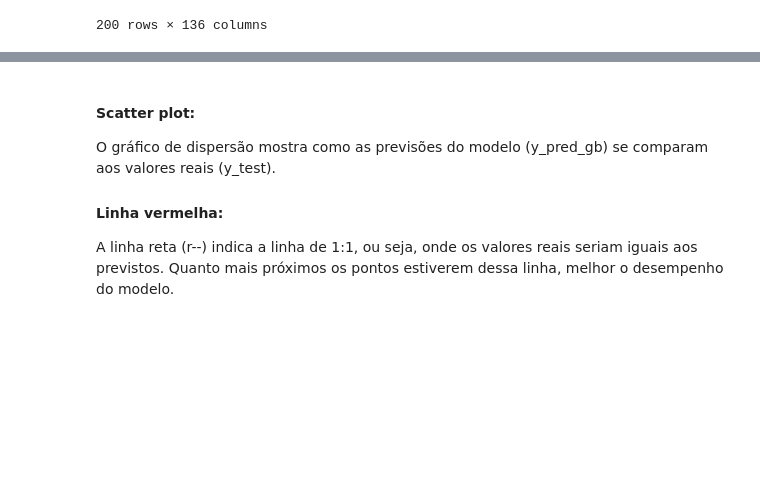
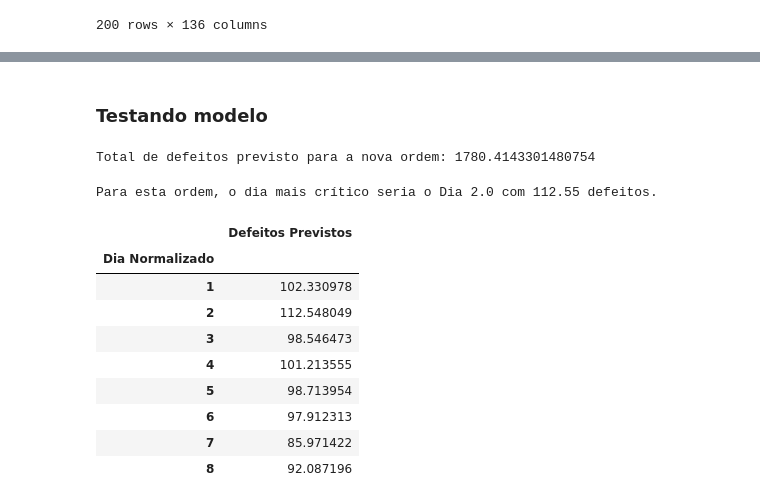
Before and after one commit to lucasz-g/Analise-Gotas, a Jupyter notebook: analises/modelo_ml.ipynb, the cells around one changed output, grey strips where cells are left out. Saved outputs shown, nothing was run; the diff lists cells and outputs as text; code cells hidden in the pictures; blank space fills up the shorter version.

Commit message:
Finalizando modelo

```diff
--- a/analises/modelo_ml.ipynb
+++ b/analises/modelo_ml.ipynb
@@ -164,0 +222,2 @@ df_numeric = df_numeric[top_40_defeitos]
+# %%
+defeitos_por_duracao = defeitos_por_duracao.rename(columns={'Total de Defeitos no Dia':'Total de Defeitos por Ordem'})
@@ -164,0 +231,2 @@ df_numeric = df_numeric[top_40_defeitos]
+# %%
+df_sazonalidade = df_sazonalidade.merge(duracao_por_ordem, on='Ordem de prod', how='left')
@@ -165 +290,3 @@ df_numeric = df_numeric[top_40_defeitos]
+# %%
+df_total_duracao_reset = defeitos_por_duracao.reset_index()
 # %%
@@ -223,6 +323,0 @@ fig.show()
-# %% [markdown]
-#### Scatter plot:
-O gráfico de dispersão mostra como as previsões do modelo (y_pred_gb) se comparam aos valores reais (y_test).
-
-#### Linha vermelha:
-A linha reta (r--) indica a linha de 1:1, ou seja, onde os valores reais seriam iguais aos previstos. Quanto mais próximos os pontos estiverem dessa linha, melhor o desempenho do modelo.
@@ -244,0 +324,63 @@ fig.show()
+# %% [markdown]
+### Testando modelo
+# %%
+nova_ordem = {
+    'Peso médio (g)': 168.5,
+    'Comprimento médio (mm)': 29.3,
+    'Diâmetro': 15.9,
+    'Dias de Duração': 8
+}
+
+X_nova_ordem = scaler.transform(pd.DataFrame([nova_ordem]))
+total_defeitos_previsto = gb_model.predict(X_nova_ordem)
+print(f"Total de defeitos previsto para a nova ordem: {total_defeitos_previsto[0]}")
+# %% [output]
+Total de defeitos previsto para a nova ordem: 1780.4143301480754
+# %%
+# Passo 2: Calcular a distribuição dos defeitos da nova ordem
+# Ajustando a distribuição proporcionalmente ao total de defeitos previsto
+# Aqui, total_defeitos_previsto deve ser um número escalar, sem necessidade de indexação
+defeitos_por_dia_normalizado['Defeitos Previstos'] = defeitos_por_dia_normalizado['Média de Defeitos'] / defeitos_por_dia_normalizado['Média de Defeitos'].sum() * total_defeitos_previsto
+
+# Passo 3: Identificar o dia mais crítico com base na previsão de defeitos
+dia_critico_previsto = defeitos_por_dia_normalizado.loc[defeitos_por_dia_normalizado['Defeitos Previstos'].idxmax()]
+
+# Texto do dia crítico
+print(f"Para esta ordem, o dia mais crítico seria o Dia {dia_critico_previsto['Dia Normalizado']} com {dia_critico_previsto['Defeitos Previstos'].round(2)} defeitos.")
+
+# Passo 4: Ajustar a distribuição de defeitos para o número de dias de duração da nova ordem
+dias_duracao = nova_ordem['Dias de Duração']
+
+# Recalcular a distribuição dos defeitos considerando o número de dias de duração
+defeitos_por_dia_normalizado['Defeitos Previstos'] = (defeitos_por_dia_normalizado['Média de Defeitos'] / defeitos_por_dia_normalizado['Média de Defeitos'].sum()) * total_defeitos_previsto
+
+# Passo 5: Limitar a previsão de defeitos aos primeiros "dias_duracao" dias
+df_dias_duracao = defeitos_por_dia_normalizado.head(dias_duracao)
+
+# Passo 6: Criar o gráfico de linha com os defeitos previstos para os dias de duração
+fig = px.line(df_dias_duracao,
+              x='Dia Normalizado',
+              y='Defeitos Previstos',
+              title=f'Previsão de Defeitos ao Longo dos {dias_duracao} Dias da Nova Ordem',
+              labels={'Dia Normalizado': 'Dia de Produção', 'Defeitos Previstos': 'Defeitos Previstos'})
+
+# Adicionando marcador nos pontos
+fig.update_traces(mode='lines+markers', line=dict(color='blue'))
+
+# Exibindo o gráfico
+fig.show()
+
+# Passo 9: Exibir os defeitos previstos para os dias de duração
+df_dias_duracao[['Dia Normalizado', 'Defeitos Previstos']].set_index('Dia Normalizado')
+# %% [output]
+Para esta ordem, o dia mais crítico seria o Dia 2.0 com 112.55 defeitos.
+|  | Defeitos Previstos |
+| Dia Normalizado |  |
+| 1 | 102.330978 |
+| 2 | 112.548049 |
+| 3 | 98.546473 |
+| 4 | 101.213555 |
+| 5 | 98.713954 |
+| 6 | 97.912313 |
+| 7 | 85.971422 |
+| 8 | 92.087196 |
```
Also changed, not shown: parts of 25 cells of this notebook, 1 other file.
